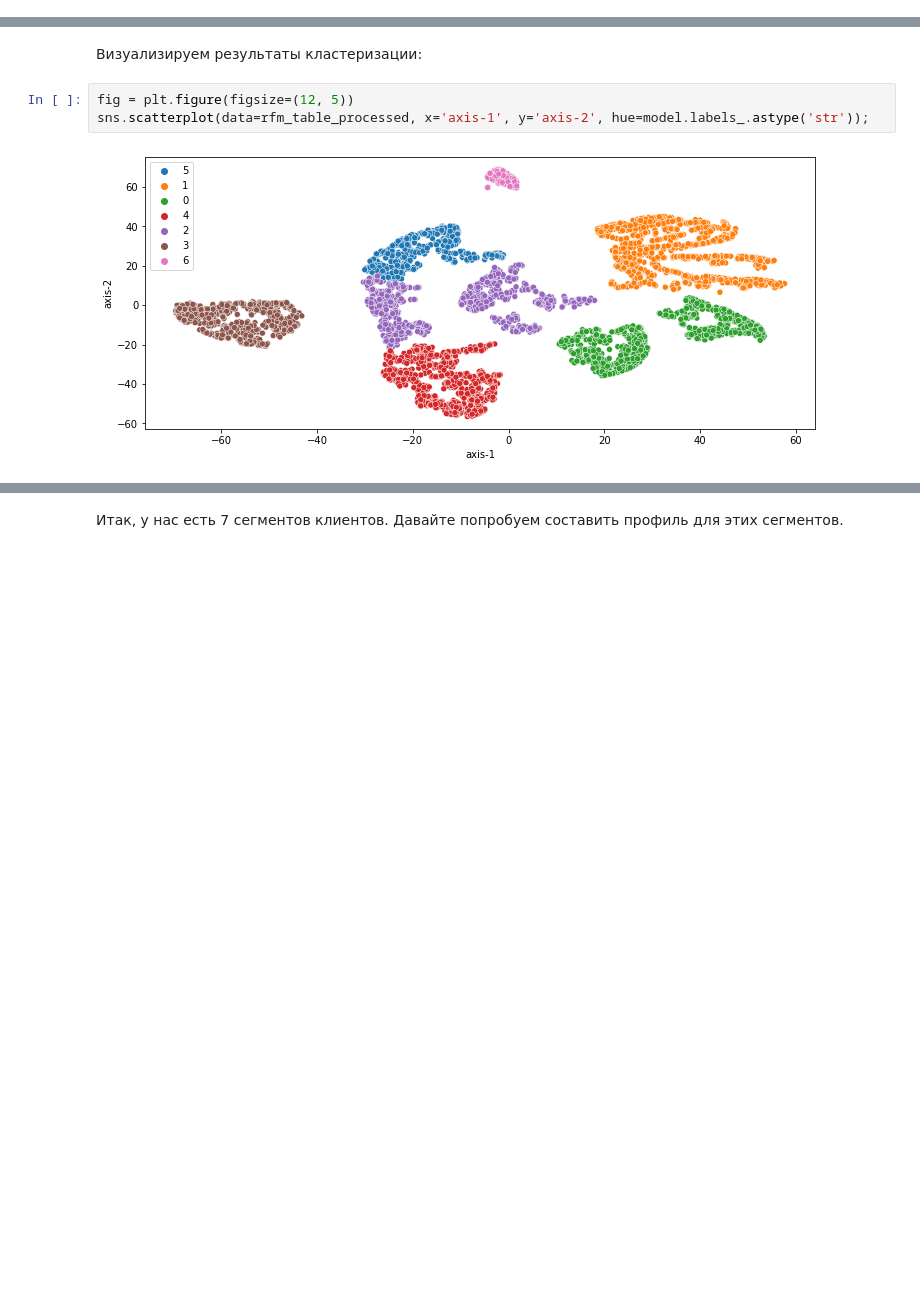
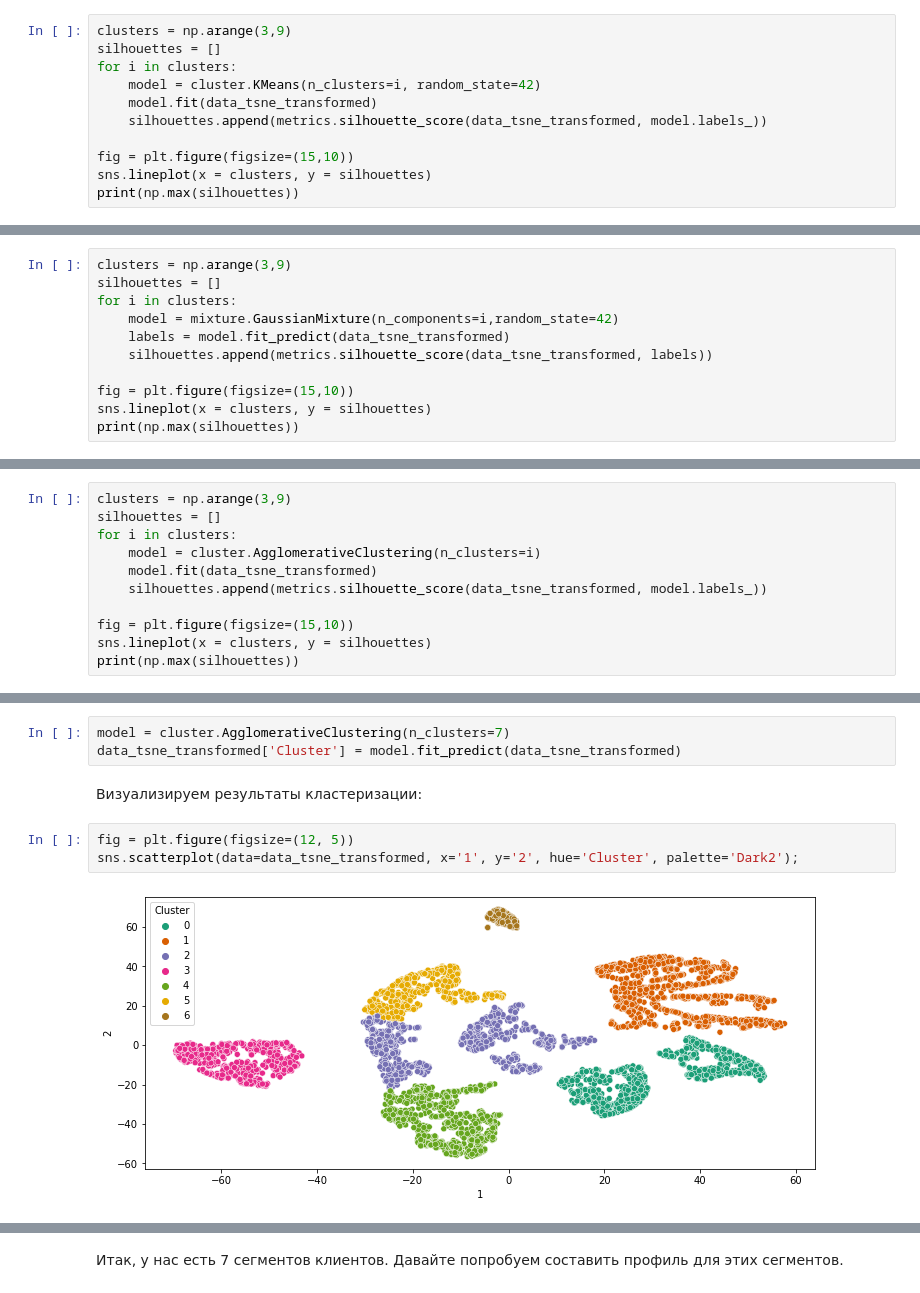
Before and after one commit to VladislavShumskiy/Projects, a Jupyter notebook: project_6/Project-6. Ноутбук-шаблон.ipynb, the cells around one changed output, grey strips where cells are left out. Drawn from its saved outputs; the diff is of its cells as text; blank space fills up the shorter version.

```diff
--- a/project_6/Project-6. Ноутбук-шаблон.ipynb
+++ b/project_6/Project-6. Ноутбук-шаблон.ipynb
@@ -1015,3 +1018,14 @@ sns.scatterplot(data=rfm_table_processed, x='axis-1', y='axis-2');
 1) Судя по полученным результатам, какое количество кластеров лучше всего взять?
 
 2) Чему равно максимальное значение коэффициента силуэта? Ответ округлите до двух знаков после точки-разделителя.
+# %%
+clusters = np.arange(3,9)
+silhouettes = []
+for i in clusters:
+    model = cluster.KMeans(n_clusters=i, random_state=42)
+    model.fit(data_tsne_transformed)
+    silhouettes.append(metrics.silhouette_score(data_tsne_transformed, model.labels_))
+
+fig = plt.figure(figsize=(15,10))
+sns.lineplot(x = clusters, y = silhouettes)
+print(np.max(silhouettes))
@@ -1027,3 +1044,14 @@ sns.scatterplot(data=rfm_table_processed, x='axis-1', y='axis-2');
 1) Судя по полученным результатам, какое количество кластеров лучше всего взять?
 
 2) Чему равно максимальное значение коэффициента силуэта? Ответ округлите до двух знаков после точки-разделителя.
+# %%
+clusters = np.arange(3,9)
+silhouettes = []
+for i in clusters:
+    model = mixture.GaussianMixture(n_components=i,random_state=42)
+    labels = model.fit_predict(data_tsne_transformed)
+    silhouettes.append(metrics.silhouette_score(data_tsne_transformed, labels))
+
+fig = plt.figure(figsize=(15,10))
+sns.lineplot(x = clusters, y = silhouettes)
+print(np.max(silhouettes))
@@ -1039,3 +1070,14 @@ sns.scatterplot(data=rfm_table_processed, x='axis-1', y='axis-2');
 1) Судя по полученным результатам, какое количество кластеров лучше всего взять?
 
 2) Чему равно максимальное значение коэффициента силуэта? Ответ округлите до двух знаков после точки-разделителя.
+# %%
+clusters = np.arange(3,9)
+silhouettes = []
+for i in clusters:
+    model = cluster.AgglomerativeClustering(n_clusters=i)
+    model.fit(data_tsne_transformed)
+    silhouettes.append(metrics.silhouette_score(data_tsne_transformed, model.labels_))
+
+fig = plt.figure(figsize=(15,10))
+sns.lineplot(x = clusters, y = silhouettes)
+print(np.max(silhouettes))
@@ -1051,10 +1096,13 @@ sns.scatterplot(data=rfm_table_processed, x='axis-1', y='axis-2');
 
 2) Обучите лучшую модель с подобранным ранее количеством кластеров на декомпозированных данных.
 Сколько клиентов попало в самый большой кластер?
+# %%
+model = cluster.AgglomerativeClustering(n_clusters=7)
+data_tsne_transformed['Cluster'] = model.fit_predict(data_tsne_transformed)
 # %% [markdown]
 Визуализируем результаты кластеризации:
 # %%
 fig = plt.figure(figsize=(12, 5))
-sns.scatterplot(data=rfm_table_processed, x='axis-1', y='axis-2', hue=model.labels_.astype('str'));
+sns.scatterplot(data=data_tsne_transformed, x='1', y='2', hue='Cluster', palette='Dark2');
 # %% [output]
-[figure, old version]
+[figure, new version]
```
Also changed, not shown: parts of 15 cells of this notebook, 2 other files.
